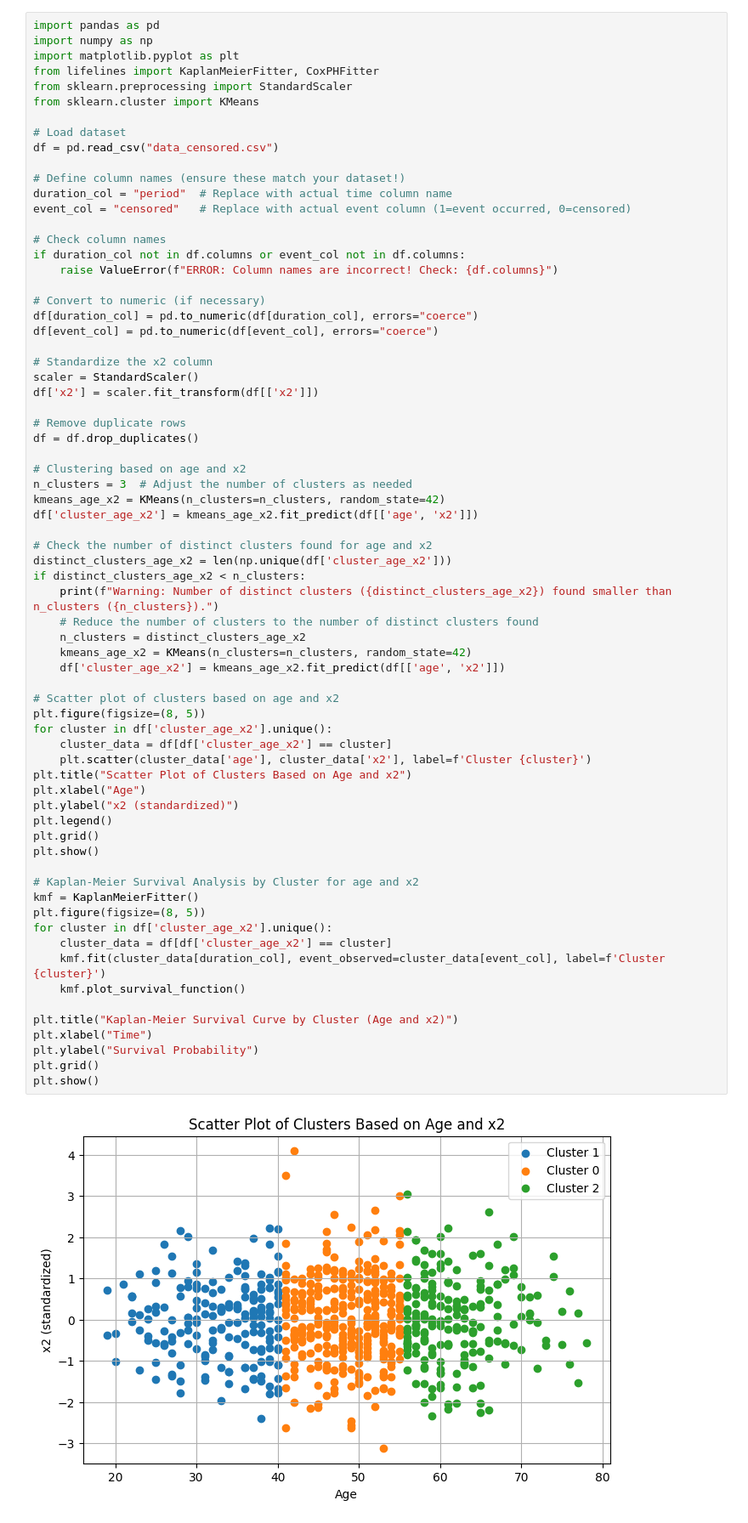
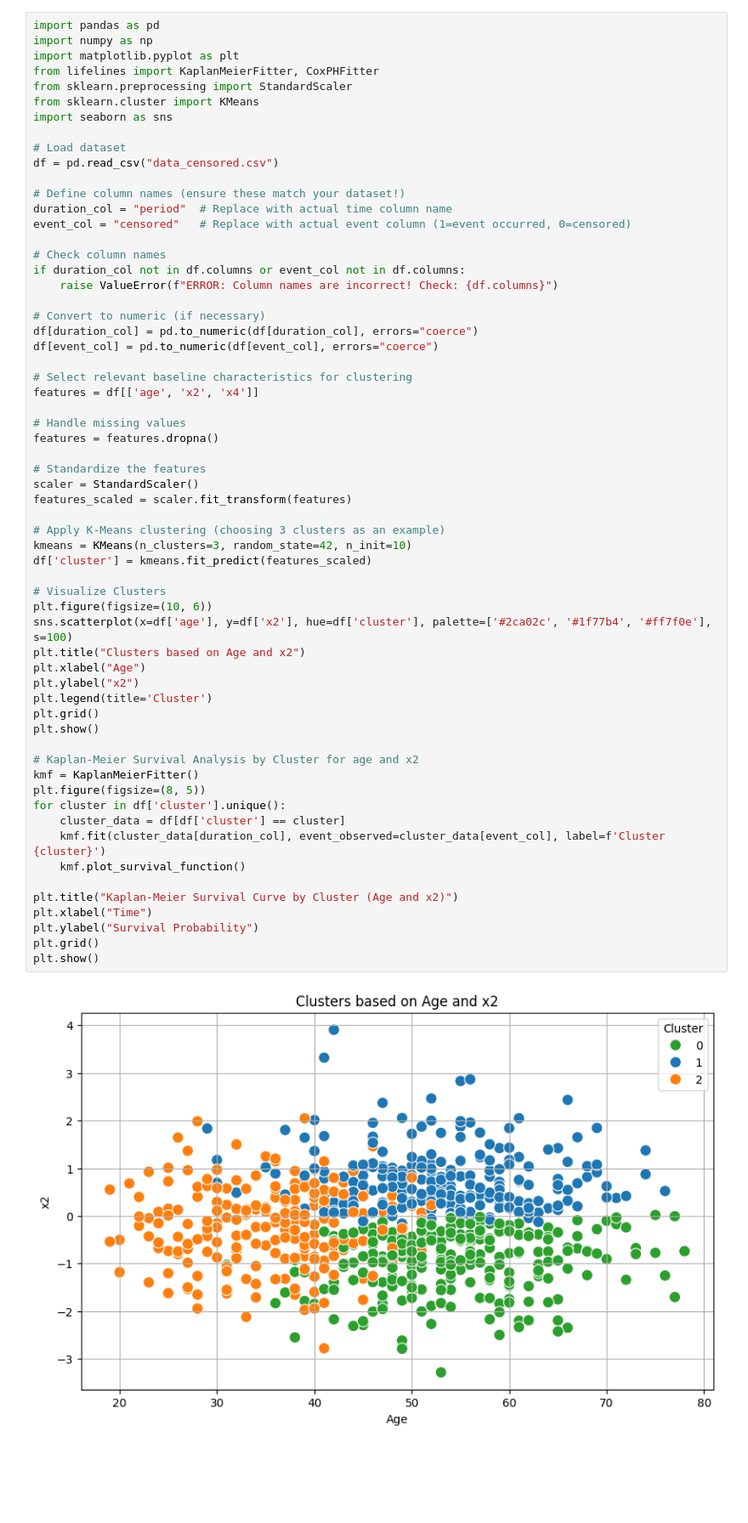
Before and after one commit to UserXPC22/Assignment-1-Clustering-, a Jupyter notebook: TTE-v2.ipynb, the cells around one changed output. Shown at 85% size. Saved outputs shown, nothing was run; the diff lists cells and outputs as text; blank space fills up the shorter version.

Commit message:
Updated the graph.

```diff
--- a/TTE-v2.ipynb
+++ b/TTE-v2.ipynb
@@ -5,6 +5,7 @@ import matplotlib.pyplot as plt
 from lifelines import KaplanMeierFitter, CoxPHFitter
 from sklearn.preprocessing import StandardScaler
 from sklearn.cluster import KMeans
+import seaborn as sns
 
 # Load dataset
 df = pd.read_csv("data_censored.csv")
@@ -13,59 +14,50 @@ df = pd.read_csv("data_censored.csv")
 duration_col = "period"  # Replace with actual time column name
 event_col = "censored"   # Replace with actual event column (1=event occurred, 0=censored)
 
 # Check column names
 if duration_col not in df.columns or event_col not in df.columns:
     raise ValueError(f"ERROR: Column names are incorrect! Check: {df.columns}")
 
 # Convert to numeric (if necessary)
 df[duration_col] = pd.to_numeric(df[duration_col], errors="coerce")
 df[event_col] = pd.to_numeric(df[event_col], errors="coerce")
 
-# Standardize the x2 column
+# Select relevant baseline characteristics for clustering
+features = df[['age', 'x2', 'x4']]
+
+# Handle missing values
+features = features.dropna()
+
+# Standardize the features
 scaler = StandardScaler()
-df['x2'] = scaler.fit_transform(df[['x2']])
+features_scaled = scaler.fit_transform(features)
 
-# Remove duplicate rows
-df = df.drop_duplicates()
+# Apply K-Means clustering (choosing 3 clusters as an example)
+kmeans = KMeans(n_clusters=3, random_state=42, n_init=10)
+df['cluster'] = kmeans.fit_predict(features_scaled)
 
-# Clustering based on age and x2
-n_clusters = 3  # Adjust the number of clusters as needed
-kmeans_age_x2 = KMeans(n_clusters=n_clusters, random_state=42)
-df['cluster_age_x2'] = kmeans_age_x2.fit_predict(df[['age', 'x2']])
-
-# Check the number of distinct clusters found for age and x2
-distinct_clusters_age_x2 = len(np.unique(df['cluster_age_x2']))
-if distinct_clusters_age_x2 < n_clusters:
-    print(f"Warning: Number of distinct clusters ({distinct_clusters_age_x2}) found smaller than n_clusters ({n_clusters}).")
-    # Reduce the number of clusters to the number of distinct clusters found
-    n_clusters = distinct_clusters_age_x2
-    kmeans_age_x2 = KMeans(n_clusters=n_clusters, random_state=42)
-    df['cluster_age_x2'] = kmeans_age_x2.fit_predict(df[['age', 'x2']])
-
-# Scatter plot of clusters based on age and x2
-plt.figure(figsize=(8, 5))
-for cluster in df['cluster_age_x2'].unique():
-    cluster_data = df[df['cluster_age_x2'] == cluster]
-    plt.scatter(cluster_data['age'], cluster_data['x2'], label=f'Cluster {cluster}')
-plt.title("Scatter Plot of Clusters Based on Age and x2")
+# Visualize Clusters
+plt.figure(figsize=(10, 6))
+sns.scatterplot(x=df['age'], y=df['x2'], hue=df['cluster'], palette=['#2ca02c', '#1f77b4', '#ff7f0e'], s=100)
+plt.title("Clusters based on Age and x2")
 plt.xlabel("Age")
-plt.ylabel("x2 (standardized)")
-plt.legend()
+plt.ylabel("x2")
+plt.legend(title='Cluster')
 plt.grid()
 plt.show()
 
 # Kaplan-Meier Survival Analysis by Cluster for age and x2
 kmf = KaplanMeierFitter()
 plt.figure(figsize=(8, 5))
-for cluster in df['cluster_age_x2'].unique():
-    cluster_data = df[df['cluster_age_x2'] == cluster]
+for cluster in df['cluster'].unique():
+    cluster_data = df[df['cluster'] == cluster]
     kmf.fit(cluster_data[duration_col], event_observed=cluster_data[event_col], label=f'Cluster {cluster}')
     kmf.plot_survival_function()
 
 plt.title("Kaplan-Meier Survival Curve by Cluster (Age and x2)")
 plt.xlabel("Time")
 plt.ylabel("Survival Probability")
 plt.grid()
 plt.show()
 # %% [output]
-[figure, old version]
+[figure, new version]
```
Also changed, not shown: parts of 1 cell of this notebook.
